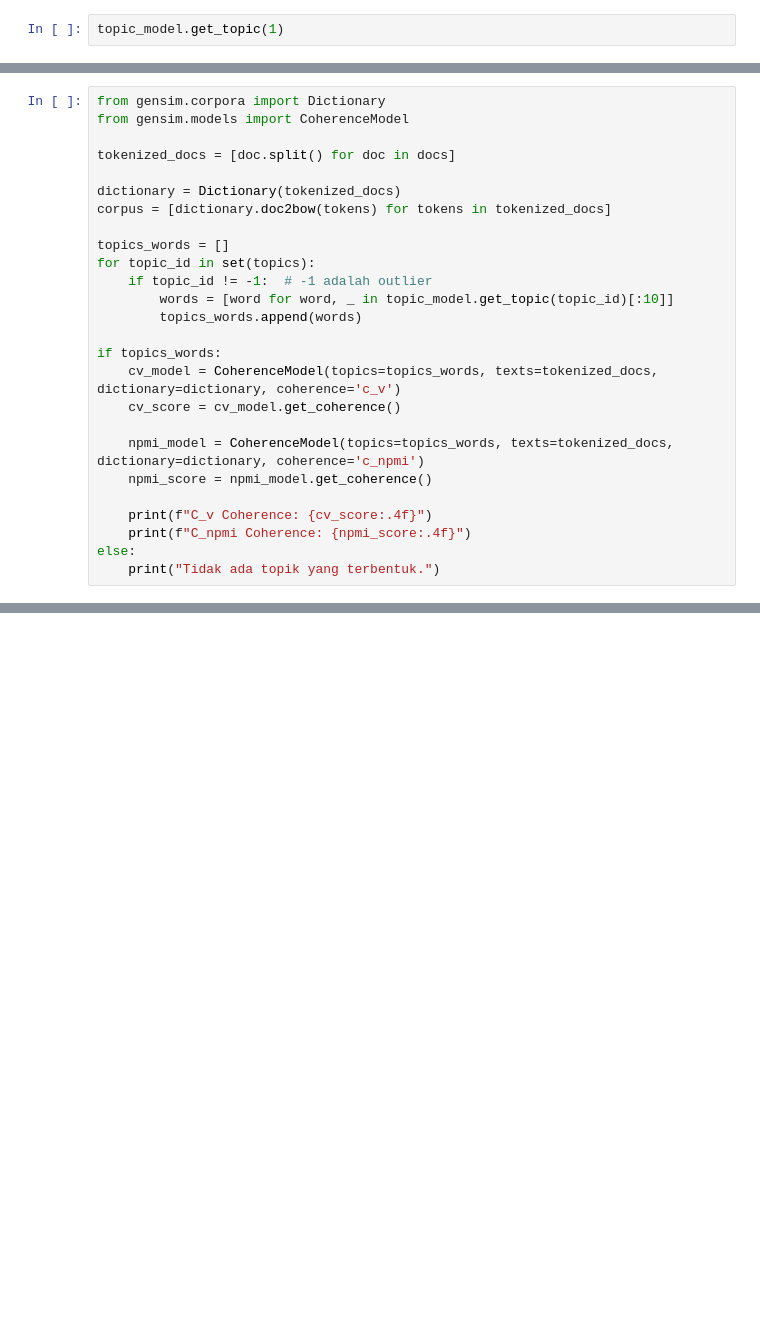
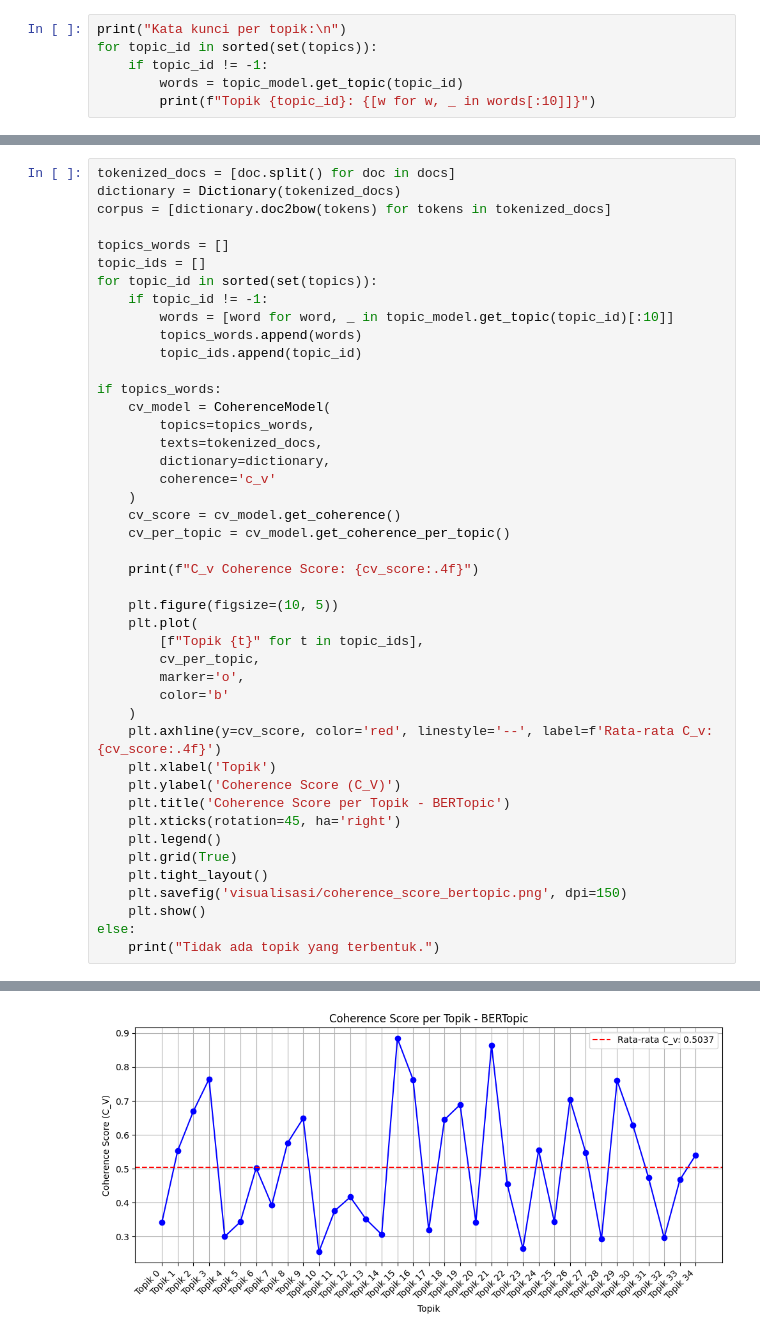
Before and after one commit to d1by4/model_BERTopic, a Jupyter notebook: bertopic.ipynb, the cells around one changed output, grey strips where cells are left out. Saved outputs shown, nothing was run; the diff lists cells and outputs as text; blank space fills up the shorter version.

```diff
--- a/bertopic.ipynb
+++ b/bertopic.ipynb
@@ -80,3 +114,7 @@ print(topic_info.head(10))
 # %%
-topic_model.get_topic(1)
+print("Kata kunci per topik:\n")
+for topic_id in sorted(set(topics)):
+    if topic_id != -1:
+        words = topic_model.get_topic(topic_id)
+        print(f"Topik {topic_id}: {[w for w, _ in words[:10]]}")
 # %% [output]
@@ -93,27 +138,45 @@ topic_model.get_topic(1)
 # %%
-from gensim.corpora import Dictionary
-from gensim.models import CoherenceModel
-
 tokenized_docs = [doc.split() for doc in docs]
-
 dictionary = Dictionary(tokenized_docs)
 corpus = [dictionary.doc2bow(tokens) for tokens in tokenized_docs]
 
 topics_words = []
-for topic_id in set(topics):
-    if topic_id != -1:  # -1 adalah outlier
+topic_ids = []
+for topic_id in sorted(set(topics)):
+    if topic_id != -1:
         words = [word for word, _ in topic_model.get_topic(topic_id)[:10]]
         topics_words.append(words)
+        topic_ids.append(topic_id)
 
 if topics_words:
-    cv_model = CoherenceModel(topics=topics_words, texts=tokenized_docs, dictionary=dictionary, coherence='c_v')
+    cv_model = CoherenceModel(
+        topics=topics_words,
+        texts=tokenized_docs,
+        dictionary=dictionary,
+        coherence='c_v'
+    )
     cv_score = cv_model.get_coherence()
+    cv_per_topic = cv_model.get_coherence_per_topic()
 
-    npmi_model = CoherenceModel(topics=topics_words, texts=tokenized_docs, dictionary=dictionary, coherence='c_npmi')
-    npmi_score = npmi_model.get_coherence()
+    print(f"C_v Coherence Score: {cv_score:.4f}")
 
-    print(f"C_v Coherence: {cv_score:.4f}")
-    print(f"C_npmi Coherence: {npmi_score:.4f}")
+    plt.figure(figsize=(10, 5))
+    plt.plot(
+        [f"Topik {t}" for t in topic_ids],
+        cv_per_topic,
+        marker='o',
+        color='b'
+    )
+    plt.axhline(y=cv_score, color='red', linestyle='--', label=f'Rata-rata C_v: {cv_score:.4f}')
+    plt.xlabel('Topik')
+    plt.ylabel('Coherence Score (C_V)')
+    plt.title('Coherence Score per Topik - BERTopic')
+    plt.xticks(rotation=45, ha='right')
+    plt.legend()
+    plt.grid(True)
+    plt.tight_layout()
+    plt.savefig('visualisasi/coherence_score_bertopic.png', dpi=150)
+    plt.show()
 else:
     print("Tidak ada topik yang terbentuk.")
 # %% [output]
@@ -122 +184,2 @@ C_npmi Coherence: 0.0560
+[figure, added]
 # %%
```
Also changed, not shown: parts of 13 cells of this notebook.
